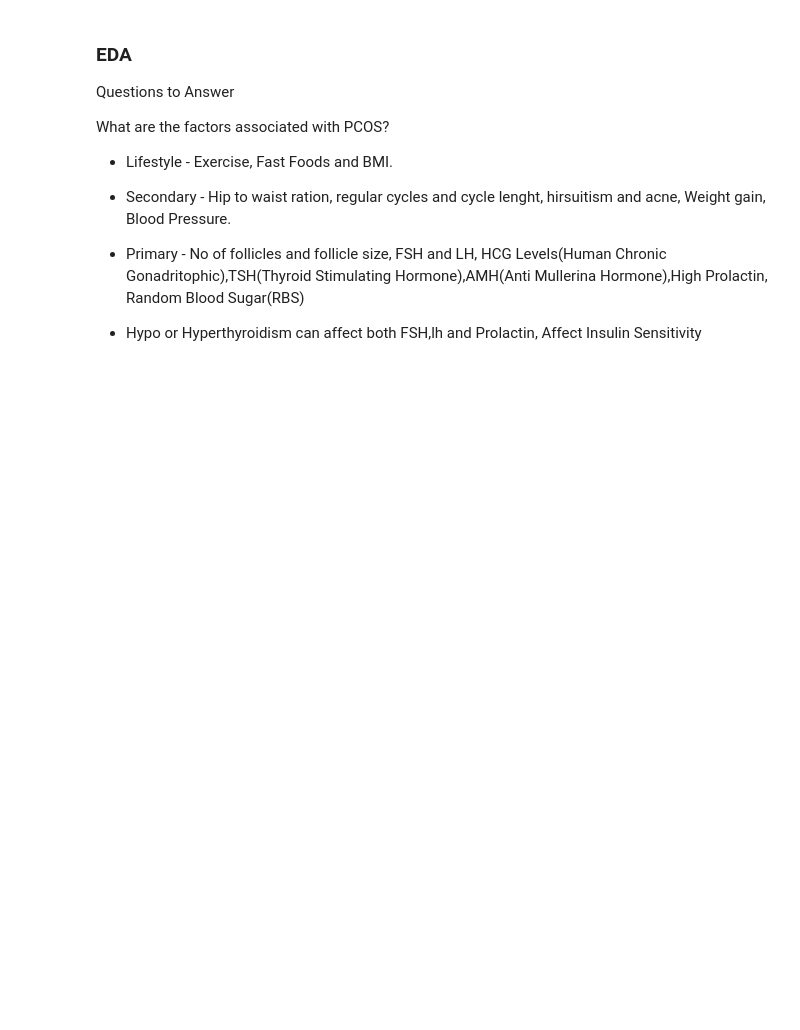
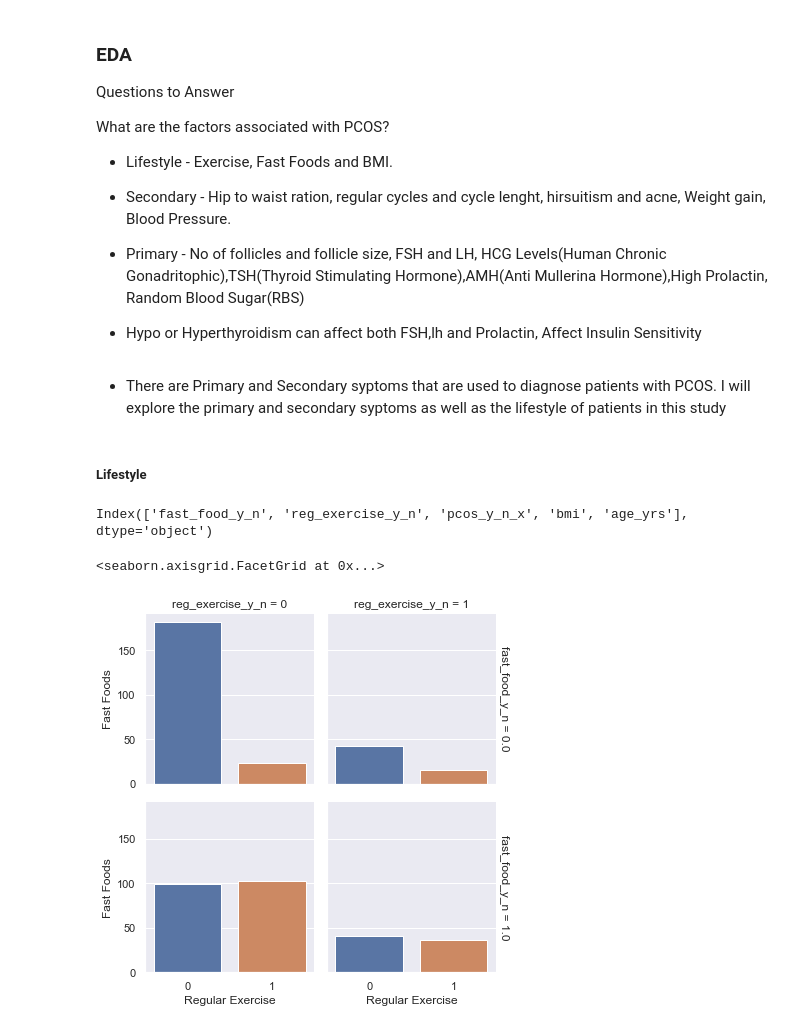
Before and after one commit to Nyairo4/PCOS, a Jupyter notebook: Pcos_Classification_Prediction.ipynb, the cells around one changed output. Cells and saved outputs as stored; diff of their text form; code cells hidden in the pictures; blank space fills up the shorter version.

```diff
--- a/Pcos_Classification_Prediction.ipynb
+++ b/Pcos_Classification_Prediction.ipynb
@@ -8,7 +8,7 @@ import matplotlib.pyplot as plt
 from pylab import rcParams
 from skimpy import clean_columns
 
-rcParams["figure.figsize"] = (12,8)
+rcParams["figure.figsize"] = (12,12)
 %matplotlib inline
 
 sns.set()
@@ -232,3 +196,11 @@ Index(['sl_no', 'pcos_y_n_x', 'age_yrs', 'weight_kg', 'height_cm', 'bmi',
        'bp_diastolic_mm_hg', 'follicle_no_l', 'follicle_no_r',
        'avg_f_size_l_mm', 'avg_f_size_r_mm', 'endometrium_mm'],
       dtype='object')
+# %%
+cat_cols = ['pcos_y_n_x','blood_group','cycle_r_i','pregnant_y_n','weight_gain_y_n',
+       'hair_growth_y_n', 'skin_darkening_y_n', 'hair_loss_y_n', 'pimples_y_n','fast_food_y_n', 'reg_exercise_y_n']
+
+for col in cat_cols:
+    pcos_clean[col] = pcos_clean[col].astype("category")
+
+pcos_clean.info()
@@ -244,3 +234,32 @@ What are the factors associated with PCOS?
 * Primary - No of follicles and follicle size, FSH and  LH, HCG Levels(Human Chronic Gonadritophic),TSH(Thyroid Stimulating Hormone),AMH(Anti Mullerina Hormone),High Prolactin, Random Blood Sugar(RBS)
 
 * Hypo or Hyperthyroidism can affect both FSH,lh and Prolactin, Affect Insulin Sensitivity
+# %% [markdown]
+* There are Primary and Secondary syptoms that are used to diagnose patients with PCOS. I will explore the primary and secondary syptoms as well as the lifestyle of patients in this study
+# %%
+#lifestyle
+lstly =  pcos_clean[["fast_food_y_n","reg_exercise_y_n","pcos_y_n_x","bmi","age_yrs"]]
+
+#primary
+sec_stmp = pcos_clean[['cycle_r_i', 'cycle_length_days','pregnant_y_n','waist_hip_ratio','hair_growth_y_n',
+           'skin_darkening_y_n', 'hair_loss_y_n', 'pimples_y_n','pcos_y_n_x']]
+
+#secondary
+prmy_stmp = pcos_clean[['i_beta_hcg_m_iu_m_l_x', 'ii_beta_hcg_m_iu_m_l_x','fsh_lh','tsh_m_iu_l', 'amh_ng_m_l_x', 'prl_ng_m_l',
+                            'vit_d_3_ng_m_l', 'prg_ng_m_l', 'rbs_mg_dl','bp_systolic_mm_hg','bp_diastolic_mm_hg', 'follicle_no_l',
+                             'follicle_no_r','avg_f_size_l_mm', 'avg_f_size_r_mm', 'endometrium_mm','pcos_y_n_x']]
+# %% [markdown]
+##### Lifestyle
+# %%
+lstly.columns
+# %% [output]
+Index(['fast_food_y_n', 'reg_exercise_y_n', 'pcos_y_n_x', 'bmi', 'age_yrs'], dtype='object')
+# %%
+#lstly.groupby(["fast_food_y_n","reg_exercise_y_n","pcos_y_n_x"], as_index=False).size().sort_values(by = "size",ascending = False)
+
+g1 = sns.FacetGrid(lstly, row = "fast_food_y_n", col = "reg_exercise_y_n",hue = "pcos_y_n_x",margin_titles=True)
+g1.map(sns.countplot, "pcos_y_n_x", order = [0,1])
+g1.set_axis_labels("Regular Exercise", "Fast Foods")
+# %% [output]
+<seaborn.axisgrid.FacetGrid at 0x...>
+[figure, added]
```
Also changed, not shown: parts of 7 cells of this notebook.
